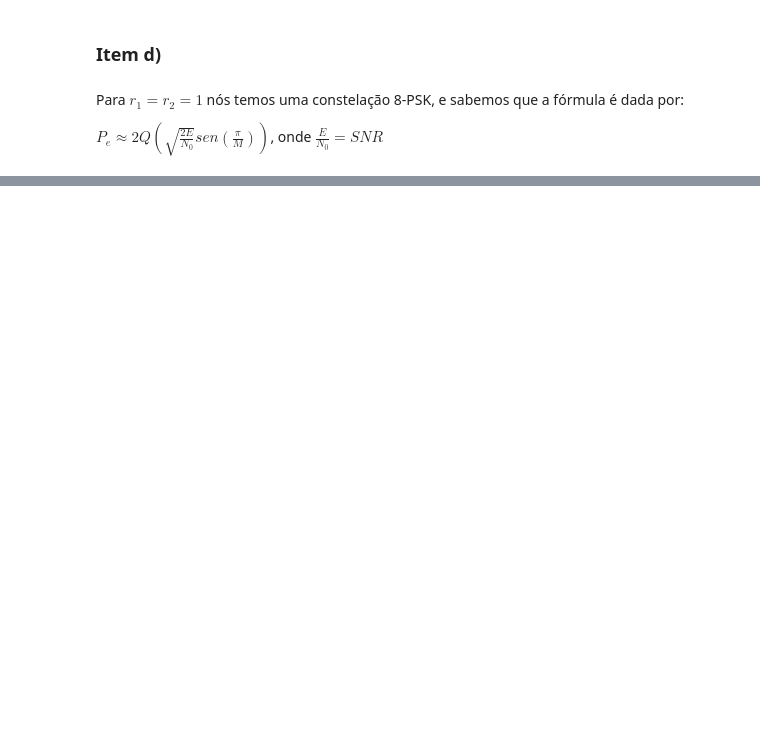
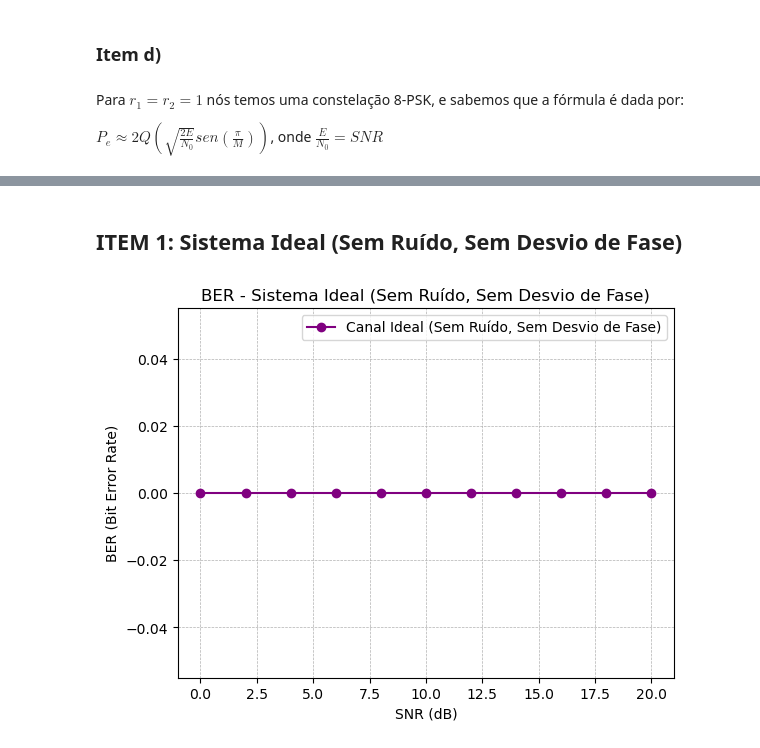
Before and after one commit to vitorfraga12/Sistemas-de-Comunicacoes-Digitais, a Jupyter notebook: Homework2.ipynb, the cells around one changed output, grey strips where cells are left out. Saved outputs shown, nothing was run; the diff lists cells and outputs as text; code cells hidden in the pictures; blank space fills up the shorter version.

```diff
--- a/Homework2.ipynb
+++ b/Homework2.ipynb
@@ -129,0 +235,37 @@ plt.show()
+# %% [markdown]
+## ITEM 1: Sistema Ideal (Sem Ruído, Sem Desvio de Fase)
+# %%
+# Parâmetros da simulação
+M_order_psk = 4  # Modulação QPSK (4-PSK)
+snr_psk = np.arange(0, 21, 2)  # Faixa de SNR de 0 a 20 dB
+phase_offset = np.pi / 4  # Desvio de fase de pi/4
+
+# Gerando bits aleatórios
+bits = np.random.randint(0, 2, 100000)
+
+# Modulando em QPSK
+symbols, gray_labels = getPSK(bits, M_order_psk)
+constellation = np.unique(symbols)
+signal_energy = getEnergy(symbols)
+# %%
+# ITEM 1: Sistema Ideal (Sem Ruído, Sem Desvio de Fase)
+
+# Calculando a SER e BER para o canal ideal
+SER_ideal, BER_ideal, symbols_rx_ideal = getSERandBER_without_awgn(
+    bits,
+    M_order_psk,
+    snr_psk,
+    constellation  # Usando a constelação como entrada direta
+)
+
+# Plotando a curva de BER para o sistema ideal
+plt.figure()
+plt.plot(snr_psk, BER_ideal, 'o-', label='Canal Ideal (Sem Ruído, Sem Desvio de Fase)', color='purple')
+plt.title('BER - Sistema Ideal (Sem Ruído, Sem Desvio de Fase)')
+plt.xlabel('SNR (dB)')
+plt.ylabel('BER (Bit Error Rate)')
+plt.grid(True, which='both', linestyle='--', linewidth=0.5)
+plt.legend()
+plt.show()
+# %% [output]
+[figure, added]
```
Also changed, not shown: parts of 31 cells of this notebook, 2 other files.
